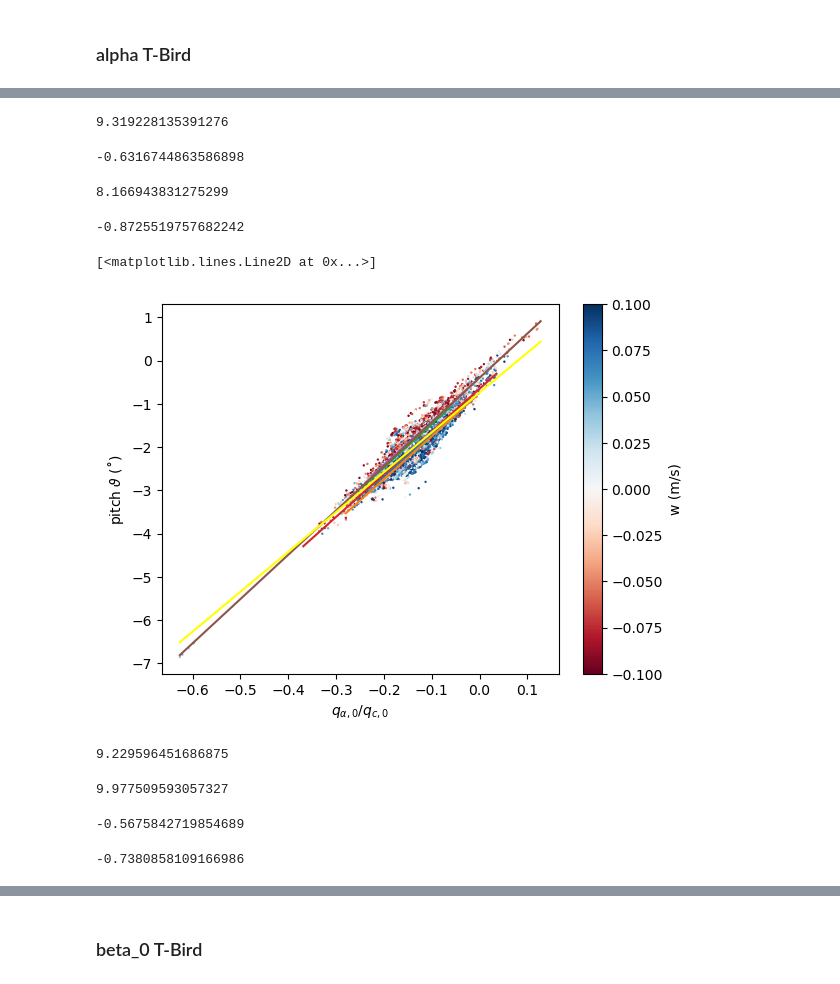
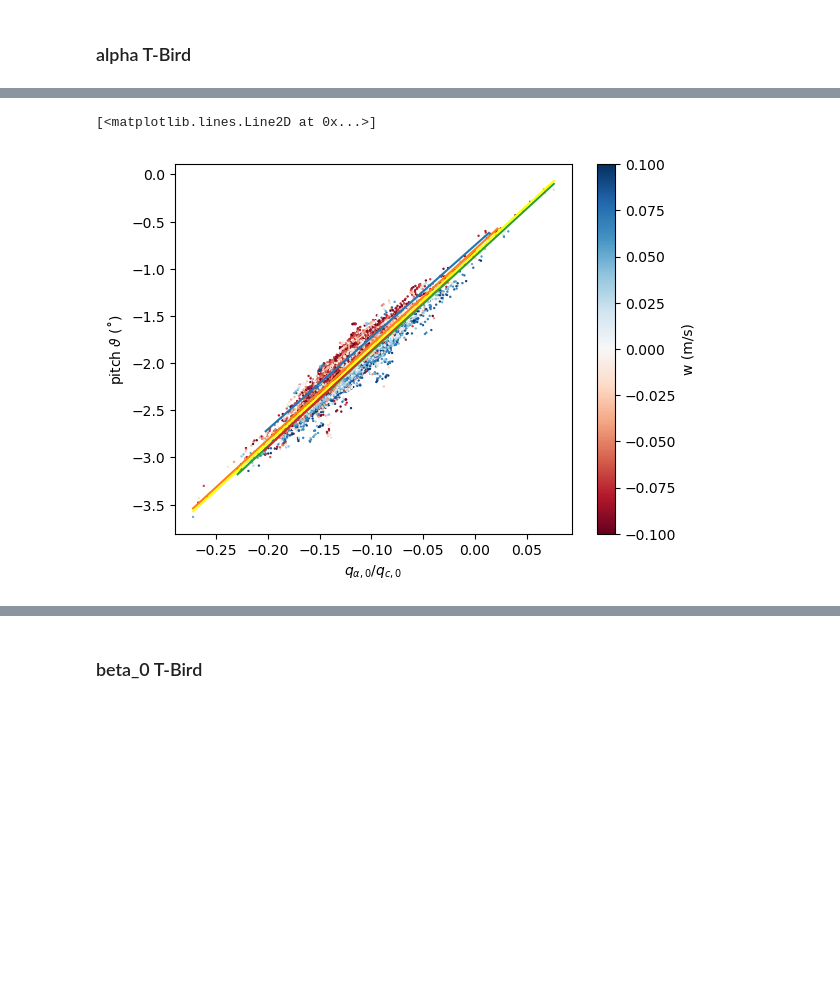
Before and after one commit to LauraKoehler/sanat_processing, a Jupyter notebook: notebooks/Manual_processing_steps_sanat.ipynb, the cells around one changed output, grey strips where cells are left out. Drawn from its saved outputs; the diff is of its cells as text; code cells hidden in the pictures; blank space fills up the shorter version.

```diff
--- a/notebooks/Manual_processing_steps_sanat.ipynb
+++ b/notebooks/Manual_processing_steps_sanat.ipynb
@@ -876,7 +1036,7 @@ Nice, it converges for the noseboom.
 
 # Version 3: all flights seperately. This is a check if there is a drift and flights have to be handled sperately.
 
-all_flights = [1, 2, 3, 40, 41, 42, 5, 6, 7, 8, 9, 10, 11] # BACSAM 2
+all_flights = [11, 12, 21, 22, 31, 32, 33, 4, 5, 6, 7, 8, 9, 10] # SANAT
 
 wcut = 0.1
 waircraft_cut = 0.05
@@ -1125,6 +1292,6 @@ I don't have to do the calibration for each campaign individually. So when SANAT
 # %%
-flights_with_calibration = [8, 9]
-flights_with_tbird = [41, 5, 6, 7, 8, 9]
+flights_with_calibration = [11, 4]
+flights_with_tbird = [11, 12, 4, 5, 6]
 # %%
 def get_rho(ds, ds_proc):
     Rs = 287.0528
@@ -1140,7 +1307,7 @@ qi = np.array([])
 gammaout = np.array([])
 gammaret = np.array([])
 
-for flight in flights_with_tbird:
+for flight in flights_with_calibration:
     flight_date = str(config["flights"][flight]["date"]).replace("-","")
     fn_in = outdir_raw+"/"+campaign+"_"+flight_date+f"_RF{flight:02}_calibrated_raw_data.nc"
     data = xr.open_dataset(fn_in)
@@ -1222,7 +1391,7 @@ plt.ylabel(r"$q_\text{ref}$ (Pa)")
 # %% [markdown]
 ### alpha T-Bird
 # %%
-flights_with_calibration = [8, 9]
+flights_with_calibration = [11, 4]
 # %%
 # Only calibration segments (this is not used)
 pitch_all = np.array([])
@@ -1352,21 +1448,5 @@ Wall time: 1.2 s
-# %%
-m
-# %% [output]
-9.319228135391276
-# %%
-c
-# %% [output]
--0.6316744863586898
-# %%
-m
-# %% [output]
-8.166943831275299
-# %%
-c
-# %% [output]
--0.8725519757682242
 # %%
-flights_with_tbird = [41, 5, 6, 7, 8, 9]
+flights_with_tbird = [11, 4, 5, 6]
 wcut = 0.1
 waircraft_cut = 0.05
 roll_max = 2
@@ -1378,12 +1458,11 @@ c_flights = []
 
 # I only take straight segments
 segments_dict = {
-    41: [3, 5, 7, 9, 11, 13, 15, 17],
-    5:  [7, 9, 11],
-    6:  [4, 6, 8, 12, 14],
-    7:  [6, 8, 10, 13, 15],
-    8:  [12, 14, 16],
-    9:  [4, 6, 8, 10, 12, 14],
+    11: [1, 3, 5, 7, 9, 11, 13, 15],
+    12:  [1],
+    4:  [1, 4, 6, 8, 10, 12, 14],
+    5:  [1, 3, 5, 7, 9, 11, 13, 15],
+    6:  [2, 4, 6, 8, 10, 12, 14, 16, 18, 20, 22],
 }
 
 for flight in flights_with_tbird:
@@ -1420,31 +1499,31 @@ for flight in flights_with_tbird:
     pitch_list.append(pitch)
     qratio_list.append(qratio)
 
     # Per-flight fit
     mf = np.isfinite(qratio) & np.isfinite(pitch)
     m_f, c_f = np.polyfit(qratio[mf], pitch[mf], 1)
     m_flights.append(m_f)
     c_flights.append(c_f)
 
     sc = plt.scatter(qratio, pitch, s=0.5, c=w_proc, vmin=-wcut, vmax=wcut, cmap="RdBu")
     scatter_handles.append(sc)
     fit = [qratio.min() * m_f + c_f, qratio.max() * m_f + c_f]
     plt.plot([qratio.min(), qratio.max()], fit)
 
 # Concatenate and overall fit
 pitch_all  = np.concatenate(pitch_list)
 qratio_all = np.concatenate(qratio_list)
 
 mask_finite = np.isfinite(qratio_all) & np.isfinite(pitch_all)
 m, c = np.polyfit(qratio_all[mask_finite], pitch_all[mask_finite], 1)
 fit = [qratio_all.min() * m + c, qratio_all.max() * m + c]
 
 plt.xlabel(r"$q_{\alpha,0}/q_{c,0}$")
 plt.ylabel(r"pitch $\vartheta$ (˚)")
 plt.colorbar(scatter_handles[-1], label="w (m/s)")
 plt.plot([qratio_all.min(), qratio_all.max()], fit, c="yellow")
 
 #plt.savefig(f"{plot_dir/alpha_fit_tbird.png")
 # %% [output]
 [<matplotlib.lines.Line2D at 0x...>]
-[figure, old version]
+[figure, new version]
@@ -1464,16 +1529,0 @@ intercept_err = res.intercept_stderr
-# %%
-m # starting point 10 and -0.5
-# %% [output]
-9.229596451686875
-# %%
-np.mean(m_flights) # starting point 10 and -0.5
-# %% [output]
-9.977509593057327
-# %%
-np.mean(c_flights) # starting point 10 and -0.5
-# %% [output]
--0.5675842719854689
-# %%
-c # starting point 10 and -0.5
-# %% [output]
--0.7380858109166986
```
Also changed, not shown: parts of 129 cells of this notebook, 8 other files.
